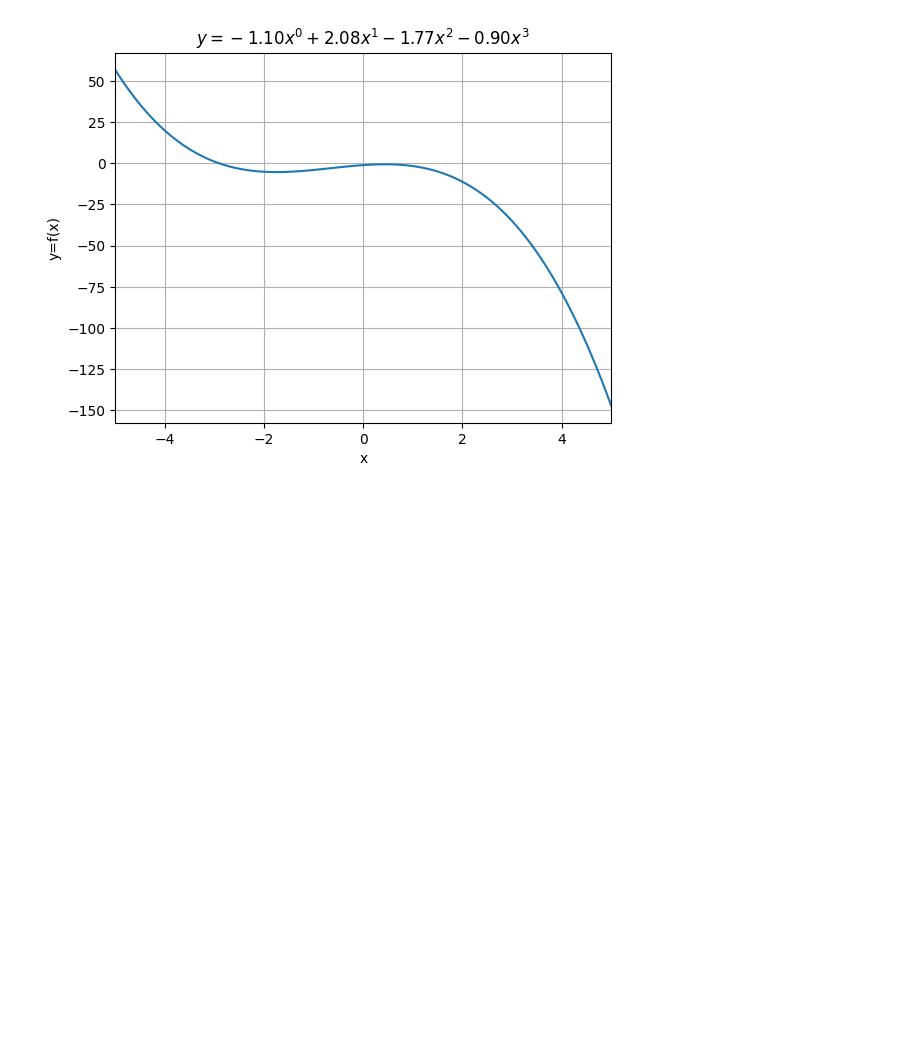
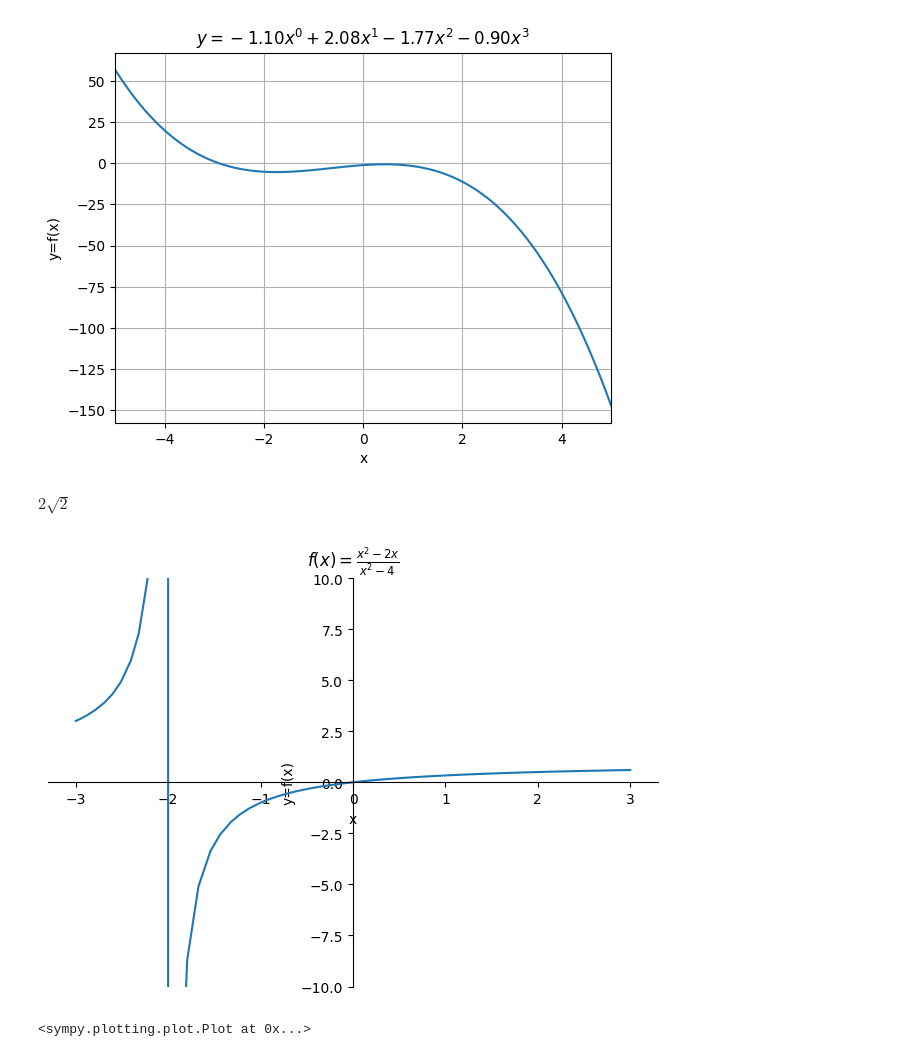
Before and after one commit to dennismwagiru/machine-learning, a Jupyter notebook: calculus/functions/polynomials.ipynb, the cells around one changed output. Cells and saved outputs as stored; diff of their text form; code cells hidden in the pictures; blank space fills up the shorter version.

Commit message:
Plotting polynomials using sympy

```diff
--- a/calculus/functions/polynomials.ipynb
+++ b/calculus/functions/polynomials.ipynb
@@ -24,3 +24,15 @@ plt.grid()
 plt.show()
 # %% [output]
 [figure]
+# %%
+sym.sqrt(8)
+# %% [output]
+$\displaystyle 2 \sqrt{2}$
+# %%
+s_x = sym.var('x')
+
+s_y = (s_x**2 - 2*s_x) / (s_x**2 - 4)
+sym.plot(s_y, (s_x, -3, 3), ylim=[-10,10], xlabel='x', ylabel='y=f(x)', title=f'$f(x) = {sym.latex(s_y)}$' )
+# %% [output]
+[figure, added]
+<sympy.plotting.plot.Plot at 0x...>
```
